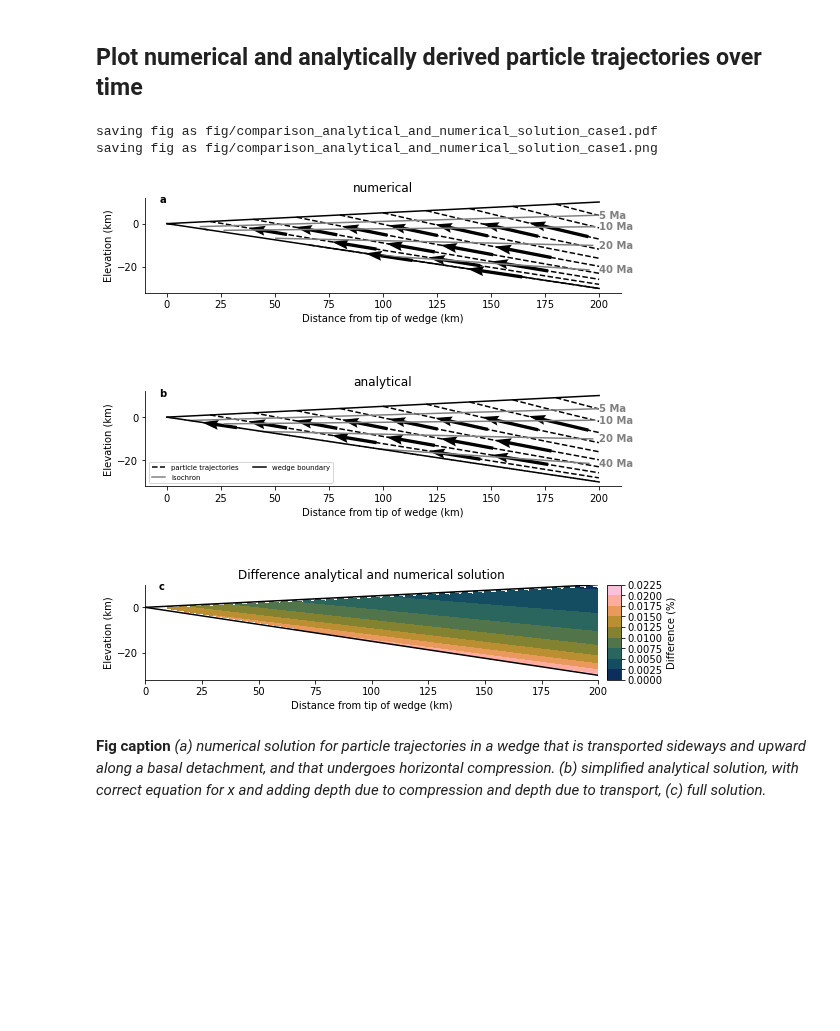
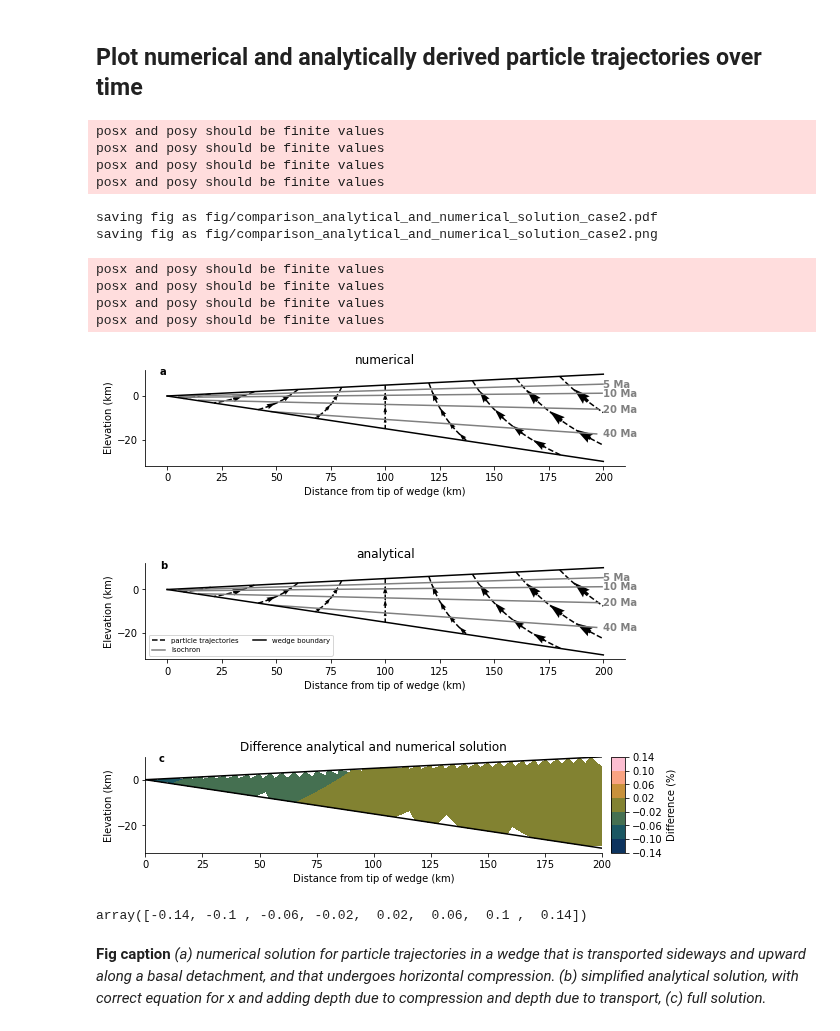
Before and after one commit to ElcoLuijendijk/wedgex, a Jupyter notebook: model_validation/wedgex_validation.ipynb, the cells around one changed output. Saved outputs shown, nothing was run; the diff lists cells and outputs as text; code cells hidden in the pictures; blank space fills up the shorter version.

Commit message:
minor adjustments to the figures in the notebooks

```diff
--- a/model_validation/wedgex_validation.ipynb
+++ b/model_validation/wedgex_validation.ipynb
@@ -31,18 +31,18 @@ pl.rcParams['mathtext.default'] = 'regular'
 ## Some parameters
 # %%
 ## parameter set 1
-model_run_name = 'case1'
-vc = -2e-3
-vd = -2e-3
-vxa = 0.0
-vya = 0.0
+#model_run_name = 'case1'
+#vc = -2e-3
+#vd = -2e-3
+#vxa = 0.0
+#vya = 0.0
 
 ## parameter set 2
-#model_run_name = 'case2'
-#vc = -2e-3
-#vd = 0.0
-#vxa = 1e-3
-#vya = 1e-4
+model_run_name = 'case2'
+vc = -2e-3
+vd = 0.0
+vxa = 1e-3
+vya = 1e-4
 
 fig_width = 210 / 25.4
 
@@ -698,6 +698,8 @@ def convert_to_grid(x, y, z, dx, dy):
 ## Plot numerical and analytically derived particle trajectories over time
 # %%
 vlim = [-0.14, 0.14]
+
+levels = np.arange(-0.14, 0.15, 0.04)
 
 fig, axs = pl.subplots(3, 1, figsize=(fig_width, fig_width))
 
@@ -770,7 +772,7 @@ if add_error_panel is True:
     yg_top = xg * alpha
     zg[yg>yg_top] = np.nan
 
-    cf = axs[-1].contourf(xg / 1000.0, yg / 1000.0, zg, cmap=cmap, lw=1.0)
+    cf = axs[-1].contourf(xg / 1000.0, yg / 1000.0, zg, cmap=cmap, lw=1.0, levels=levels, vmin=vlim[0], vmax=vlim[1])
 
     axs[-1].plot(xcoords / 1e3, y_top / 1e3, color='black', ls='-', lw=1.5)
     axs[-1].plot(xcoords / 1e3, y_bottom / 1e3, color='black', ls='-', lw=1.5)
@@ -784,36 +786,48 @@ if add_error_panel is True:
     cb1.set_label('Difference (%)')
 
     axs[-1].set_title('Difference analytical and numerical solution')
 
 for i, ax in enumerate(axs):
     ax.set_xlabel('Distance from tip of wedge (km)')
     ax.set_ylabel('Elevation (km)')
 
     ax.set_aspect('equal')
 
     ax.spines['top'].set_visible(False)
     ax.spines['right'].set_visible(False)
     ax.text(0.03, 1.03, string.ascii_lowercase[i],
             weight='bold', transform=ax.transAxes,
                ha='left', va='top', fontsize='medium')
 
 axs[-2].legend([leg_traj, leg_tsl, leg_bnd],
           ['particle trajectories', 'Isochron', 'wedge boundary'],
           loc='lower left', ncol=2, fontsize='x-small')
 
 fig.tight_layout()
 
 fn = 'fig/comparison_analytical_and_numerical_solution_%s.pdf'  % model_run_name
 print('saving fig as %s' % fn)
 fig.savefig(fn)
 
 fn = 'fig/comparison_analytical_and_numerical_solution_%s.png'  % model_run_name
 print('saving fig as %s' % fn)
 fig.savefig(fn)
 # %% [output]
-saving fig as fig/comparison_analytical_and_numerical_solution_case1.pdf
-saving fig as fig/comparison_analytical_and_numerical_solution_case1.png
+posx and posy should be finite values
+posx and posy should be finite values
+posx and posy should be finite values
+posx and posy should be finite values
+saving fig as fig/comparison_analytical_and_numerical_solution_case2.pdf
+saving fig as fig/comparison_analytical_and_numerical_solution_case2.png
+posx and posy should be finite values
+posx and posy should be finite values
+posx and posy should be finite values
+posx and posy should be finite values
-[figure, old version]
+[figure, new version]
+# %%
+levels
+# %% [output]
+array([-0.14, -0.1 , -0.06, -0.02,  0.02,  0.06,  0.1 ,  0.14])
 # %% [markdown]
 **Fig caption** *(a) numerical solution for particle trajectories in a wedge that is transported sideways and upward along a basal detachment, and that undergoes horizontal compression. (b) simplified analytical solution, with correct equation for x and adding depth due to compression and depth due to transport, (c) full solution.*
 # %% [markdown]
```
Also changed, not shown: parts of 3 cells of this notebook, 21 other files.
